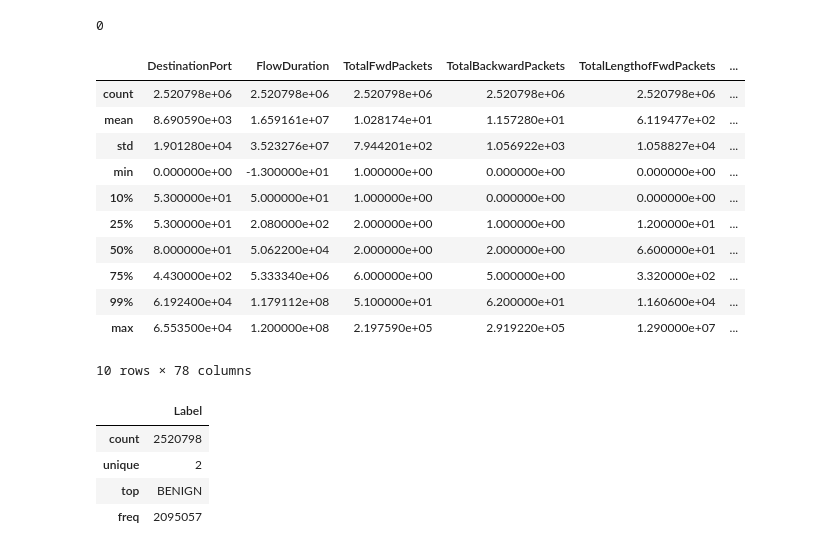
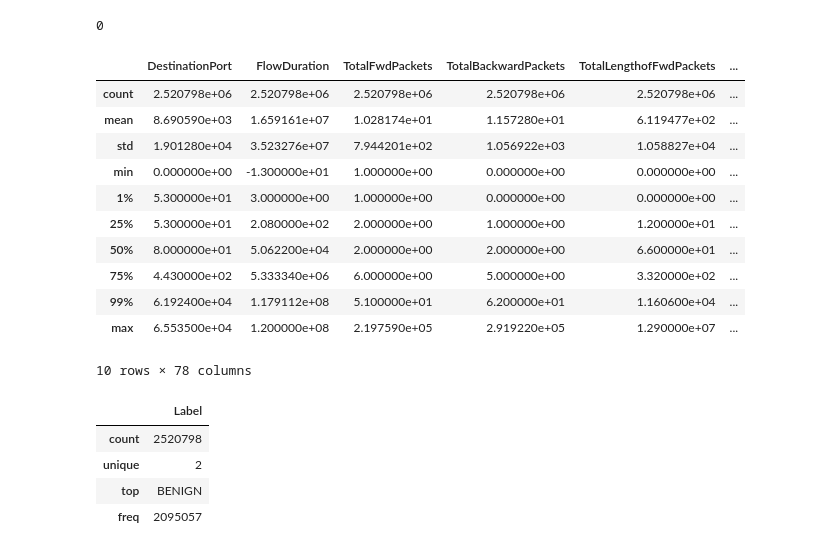
Before and after one commit to brfuji/ProjetoFinalTera, a Jupyter notebook: ProjetoTera.ipynb, the cells around one changed output. Cells and saved outputs as stored; diff of their text form; code cells hidden in the pictures.

```diff
--- a/ProjetoTera.ipynb
+++ b/ProjetoTera.ipynb
@@ -172,14 +171,14 @@ df.duplicated().sum()
 df.replace([np.inf, -np.inf], np.nan, inplace=True)
 df.dropna(inplace=True)
 # %%
-df.describe(percentiles=[0.1,0.25,0.5,0.75,0.99])
+df.describe(percentiles=[0.01,0.25,0.5,0.75,0.99])
 # %% [output]
 |  | DestinationPort | FlowDuration | TotalFwdPackets | TotalBackwardPackets | TotalLengthofFwdPackets | ... |
 | count | 2.520798e+06 | 2.520798e+06 | 2.520798e+06 | 2.520798e+06 | 2.520798e+06 | ... |
 | mean | 8.690590e+03 | 1.659161e+07 | 1.028174e+01 | 1.157280e+01 | 6.119477e+02 | ... |
 | std | 1.901280e+04 | 3.523276e+07 | 7.944201e+02 | 1.056922e+03 | 1.058827e+04 | ... |
 | min | 0.000000e+00 | -1.300000e+01 | 1.000000e+00 | 0.000000e+00 | 0.000000e+00 | ... |
-| 10% | 5.300000e+01 | 5.000000e+01 | 1.000000e+00 | 0.000000e+00 | 0.000000e+00 | ... |
+| 1% | 5.300000e+01 | 3.000000e+00 | 1.000000e+00 | 0.000000e+00 | 0.000000e+00 | ... |
 | 25% | 5.300000e+01 | 2.080000e+02 | 2.000000e+00 | 1.000000e+00 | 1.200000e+01 | ... |
 | 50% | 8.000000e+01 | 5.062200e+04 | 2.000000e+00 | 2.000000e+00 | 6.600000e+01 | ... |
 | 75% | 4.430000e+02 | 5.333340e+06 | 6.000000e+00 | 5.000000e+00 | 3.320000e+02 | ... |
```
Also changed, not shown: parts of 1 cell of this notebook.
